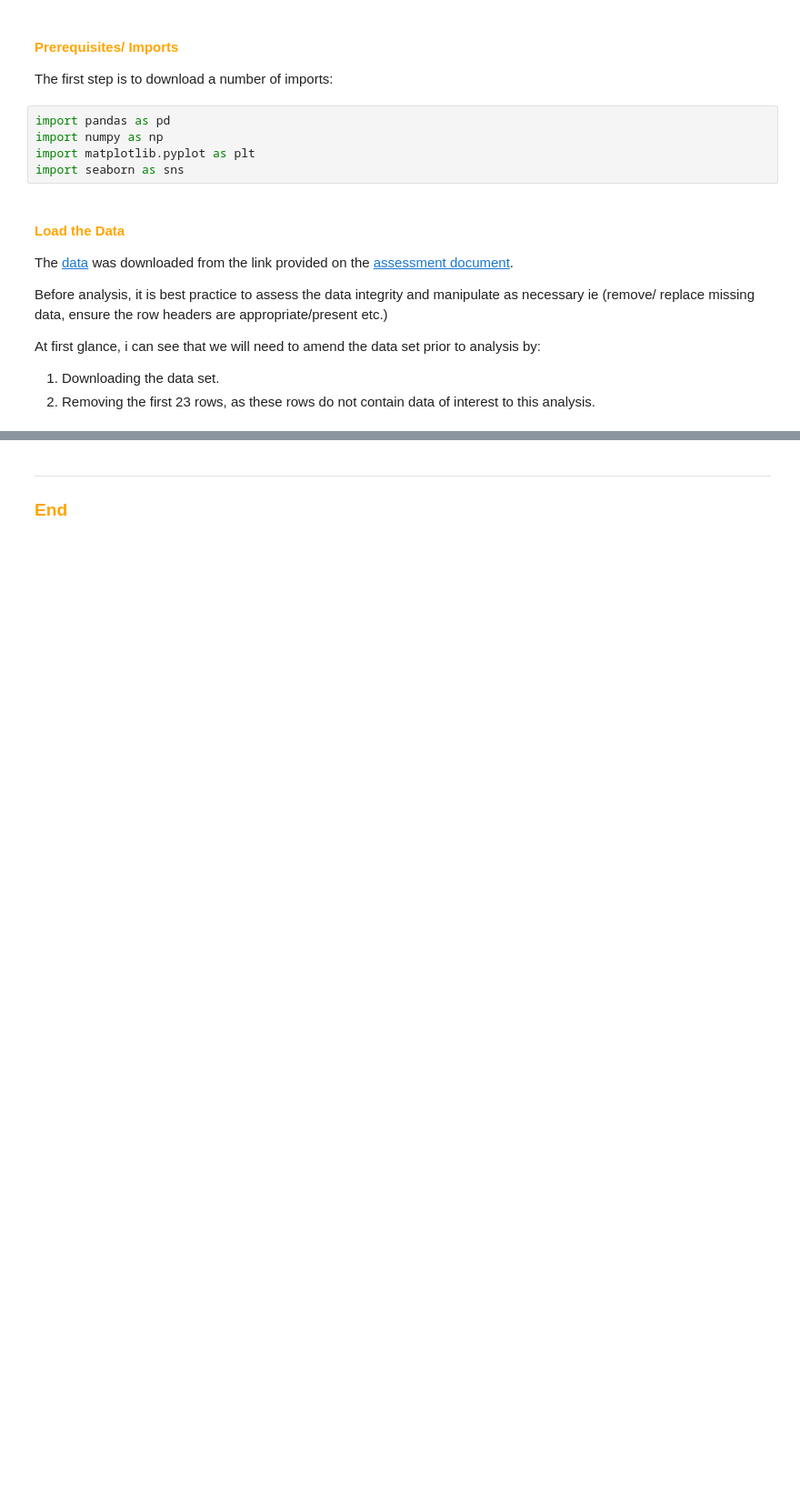
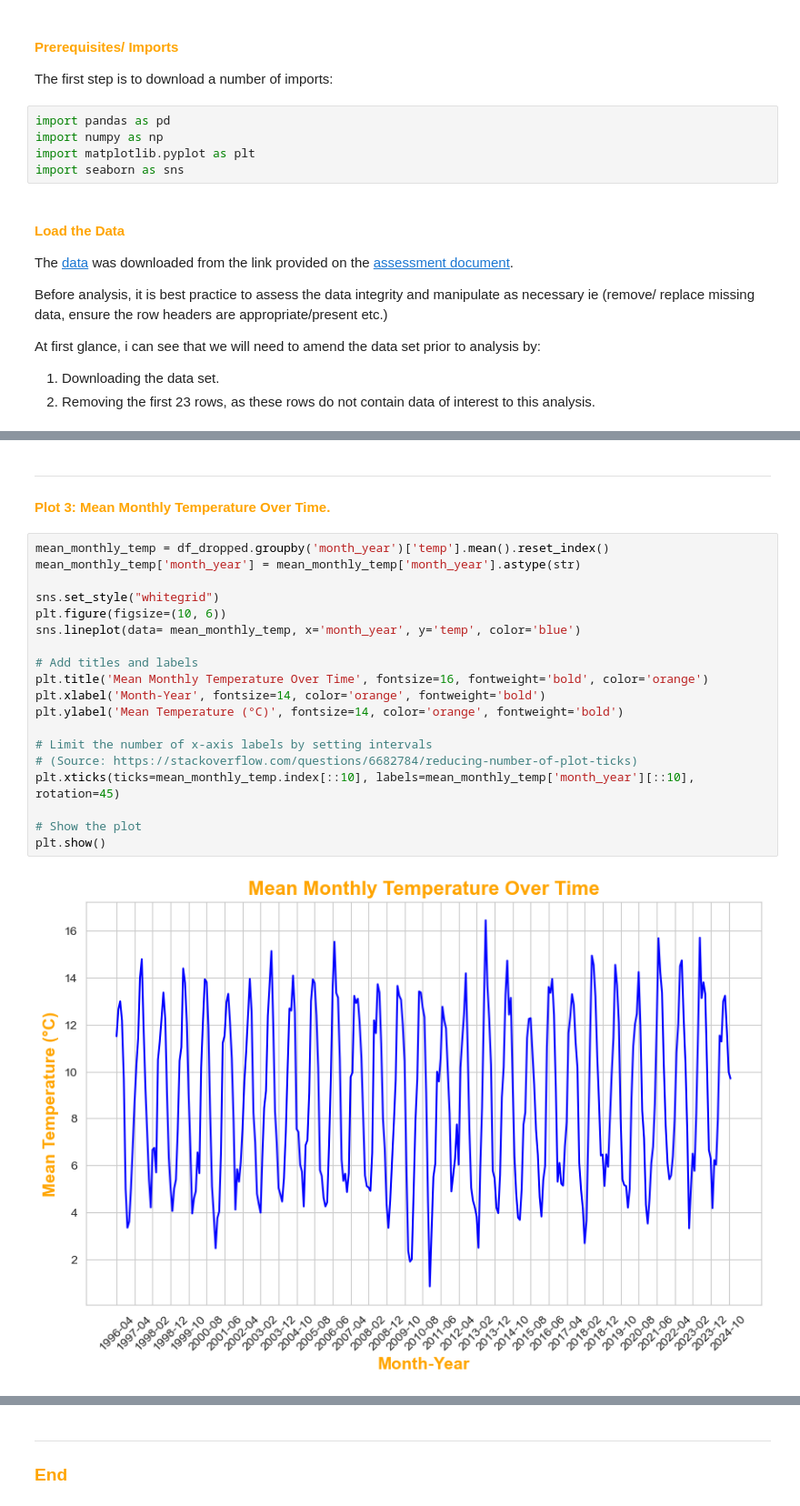
Before and after one commit to Laura6826/PFDA-assignments, a Jupyter notebook: assignment06/assignment_6_weather.ipynb, the cells around one changed output, grey strips where cells are left out. Shown at 91% size. Cells and saved outputs as stored; diff of their text form; blank space fills up the shorter version.

```diff
--- a/assignment06/assignment_6_weather.ipynb
+++ b/assignment06/assignment_6_weather.ipynb
@@ -41,0 +129,24 @@ df = pd.read_csv('https://cli.fusio.net/cli/climate_data/webdata/hly4935.csv', h
+# %% [markdown]
+***
+#### <span style="color:orange"> Plot 3: Mean Monthly Temperature Over Time. <span>
+# %%
+mean_monthly_temp = df_dropped.groupby('month_year')['temp'].mean().reset_index()
+mean_monthly_temp['month_year'] = mean_monthly_temp['month_year'].astype(str)
+
+sns.set_style("whitegrid")
+plt.figure(figsize=(10, 6))
+sns.lineplot(data= mean_monthly_temp, x='month_year', y='temp', color='blue')
+
+# Add titles and labels
+plt.title('Mean Monthly Temperature Over Time', fontsize=16, fontweight='bold', color='orange')
+plt.xlabel('Month-Year', fontsize=14, color='orange', fontweight='bold')
+plt.ylabel('Mean Temperature (°C)', fontsize=14, color='orange', fontweight='bold')
+
+# Limit the number of x-axis labels by setting intervals
+# (Source: https://stackoverflow.com/questions/6682784/reducing-number-of-plot-ticks)
+plt.xticks(ticks=mean_monthly_temp.index[::10], labels=mean_monthly_temp['month_year'][::10], rotation=45)
+
+# Show the plot
+plt.show()
+# %% [output]
+[figure, added]
```
Also changed, not shown: parts of 13 cells of this notebook.
